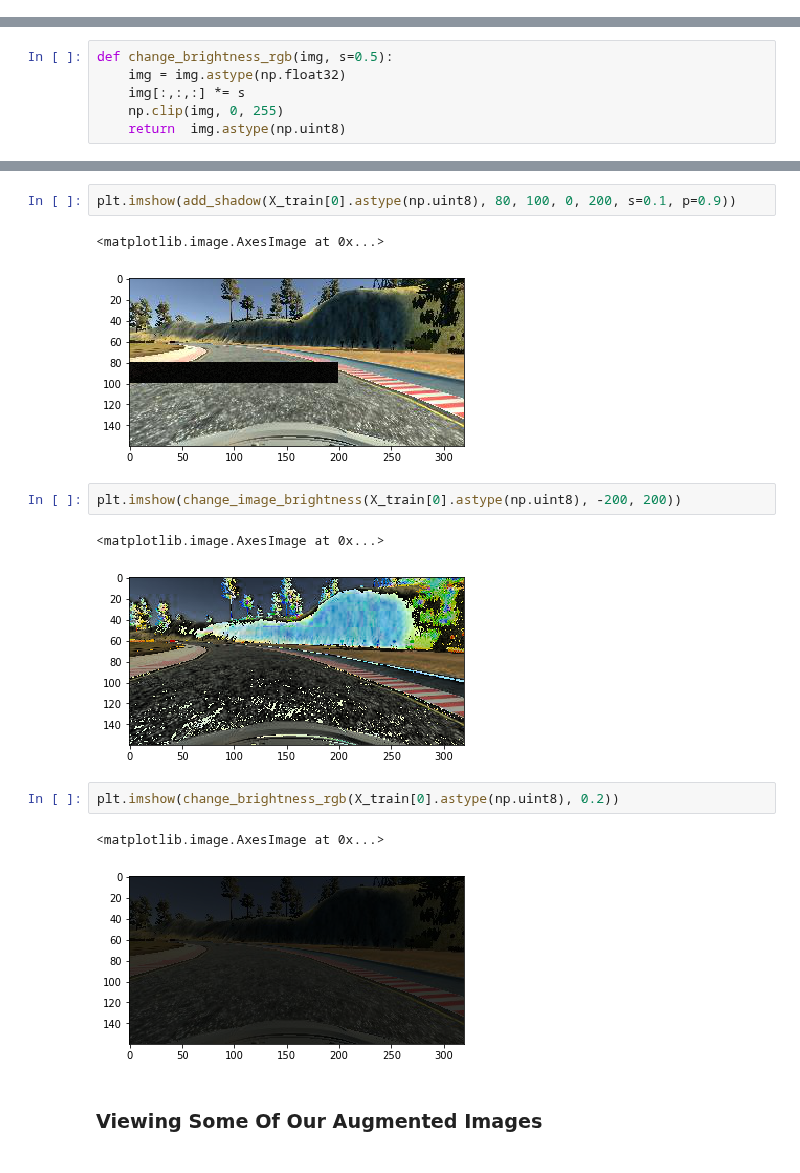
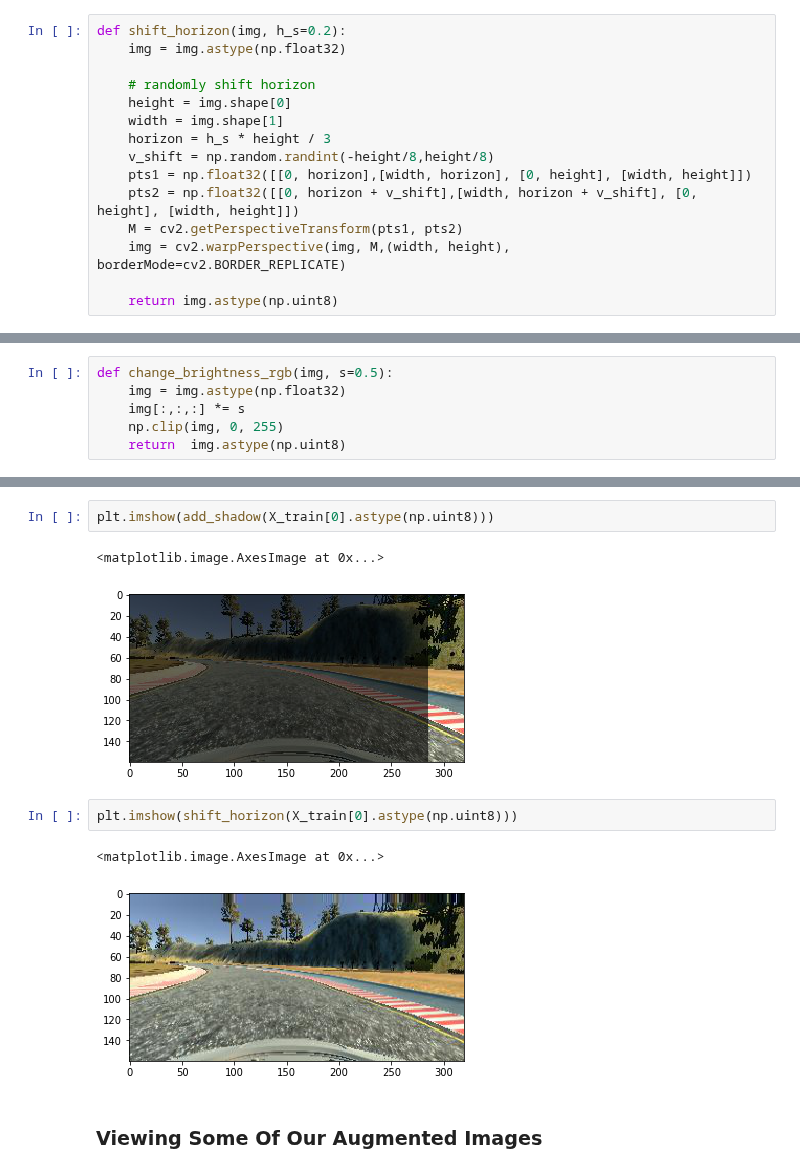
Before and after one commit to Bilalkhanten/CarND-Behavioral-Cloning-P3, a Jupyter notebook: Behavioural_Driving.ipynb, the cells around one changed output, grey strips where cells are left out. Drawn from its saved outputs; the diff is of its cells as text.

```diff
--- a/Behavioural_Driving.ipynb
+++ b/Behavioural_Driving.ipynb
@@ -156,3 +161,18 @@ def add_shadow(img, h_start, h_end, w_start, w_end, s=0.2, p=0.5):
+# %%
+def shift_horizon(img, h_s=0.2):
+    img = img.astype(np.float32)
+
+    # randomly shift horizon
+    height = img.shape[0]
+    width = img.shape[1]
+    horizon = h_s * height / 3
+    v_shift = np.random.randint(-height/8,height/8)
+    pts1 = np.float32([[0, horizon],[width, horizon], [0, height], [width, height]])
+    pts2 = np.float32([[0, horizon + v_shift],[width, horizon + v_shift], [0, height], [width, height]])
+    M = cv2.getPerspectiveTransform(pts1, pts2)
+    img = cv2.warpPerspective(img, M,(width, height), borderMode=cv2.BORDER_REPLICATE)
+
+    return img.astype(np.uint8)
 # %%
 def change_gamma(img, gamma=0.5):
     # build a lookup table mapping the pixel values [0, 255] to
@@ -274,20 +294,15 @@ def generate_images(df, target_dimensions, img_types, st_column, st_angle_calibr
 
         yield batch, steering_angles
 # %%
-plt.imshow(add_shadow(X_train[0].astype(np.uint8), 80, 100, 0, 200, s=0.1, p=0.9))
+plt.imshow(add_shadow(X_train[0].astype(np.uint8)))
 # %% [output]
 <matplotlib.image.AxesImage at 0x...>
-[figure, old version]
+[figure, new version]
 # %%
-plt.imshow(change_image_brightness(X_train[0].astype(np.uint8), -200, 200))
+plt.imshow(shift_horizon(X_train[0].astype(np.uint8)))
 # %% [output]
 <matplotlib.image.AxesImage at 0x...>
-[figure, old version]
+[figure, new version]
-# %%
-plt.imshow(change_brightness_rgb(X_train[0].astype(np.uint8), 0.2))
-# %% [output]
-<matplotlib.image.AxesImage at 0x...>
-[figure, removed]
 # %% [markdown]
 ### Viewing Some Of Our Augmented Images
 # %% [markdown]
```
Also changed, not shown: parts of 8 cells of this notebook, 1 other file.
